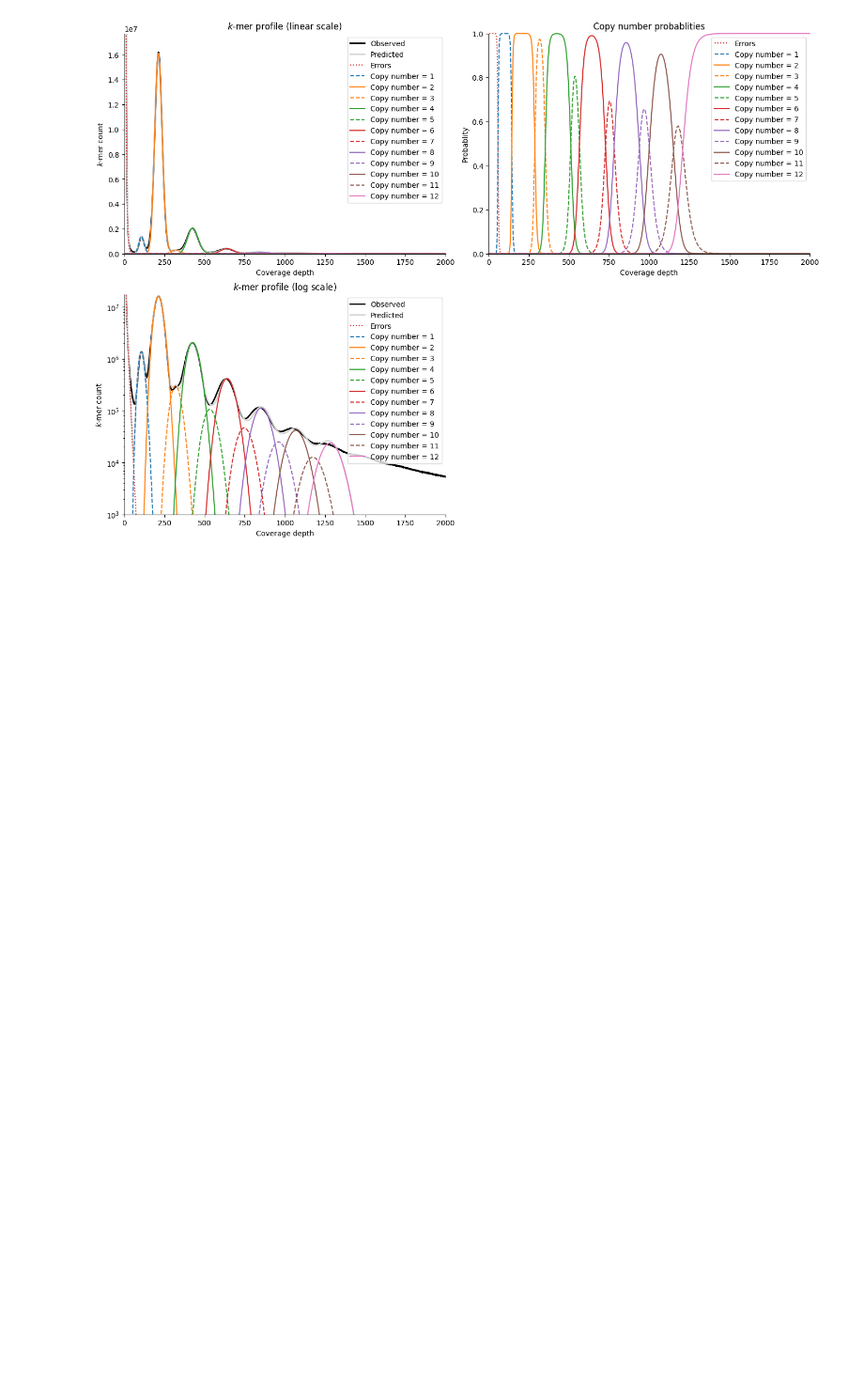
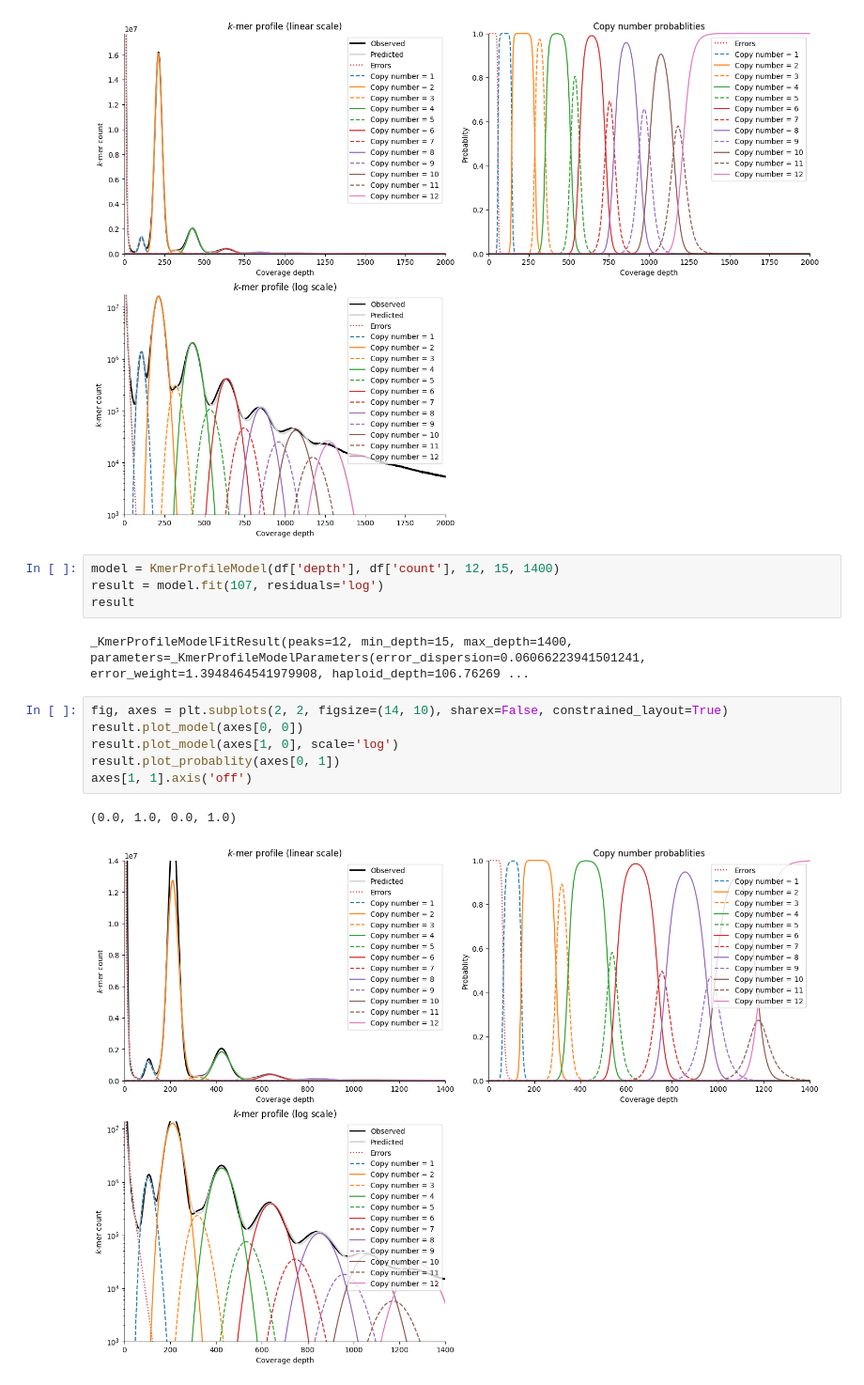
Before and after one commit to jzhang-dev/kmer-profile-decomposer, a Jupyter notebook: demo.py.ipynb, the cells around one changed output. Shown at 94% size. Drawn from its saved outputs; the diff is of its cells as text; blank space fills up the shorter version.

Commit message:
Fit log residuals; Calculate log probabilities

```diff
--- a/demo.py.ipynb
+++ b/demo.py.ipynb
@@ -21,3 +22,18 @@ axes[1, 1].axis('off')
 # %% [output]
 (0.0, 1.0, 0.0, 1.0)
 [figure]
+# %%
+model = KmerProfileModel(df['depth'], df['count'], 12, 15, 1400)
+result = model.fit(107, residuals='log')
+result
+# %% [output]
+_KmerProfileModelFitResult(peaks=12, min_depth=15, max_depth=1400, parameters=_KmerProfileModelParameters(error_dispersion=0.06066223941501241, error_weight=1.3948464541979908, haploid_depth=106.76269 ...
+# %%
+fig, axes = plt.subplots(2, 2, figsize=(14, 10), sharex=False, constrained_layout=True)
+result.plot_model(axes[0, 0])
+result.plot_model(axes[1, 0], scale='log')
+result.plot_probablity(axes[0, 1])
+axes[1, 1].axis('off')
+# %% [output]
+(0.0, 1.0, 0.0, 1.0)
+[figure, added]
```
Also changed, not shown: parts of 3 cells of this notebook, 4 other files.
